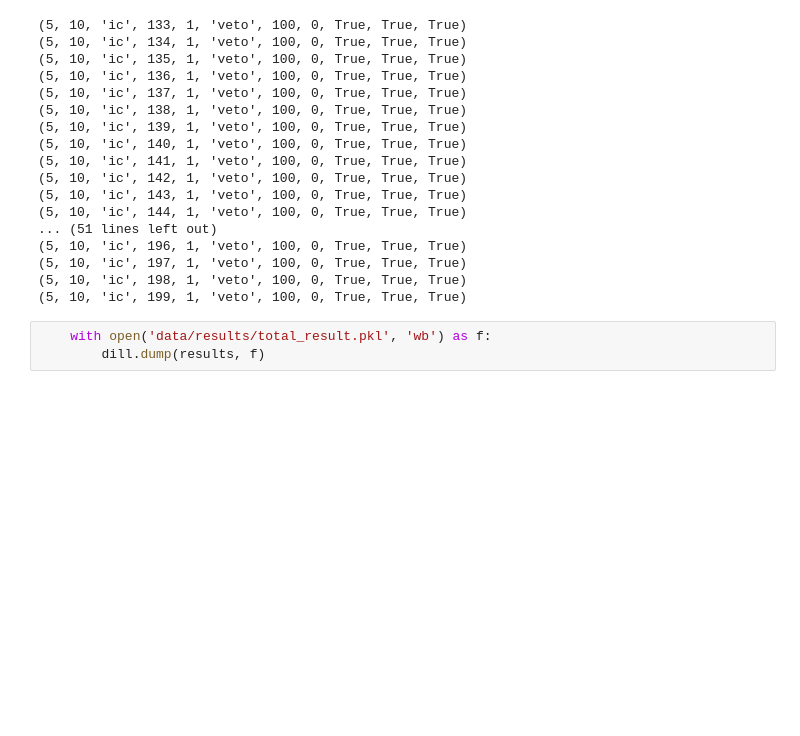
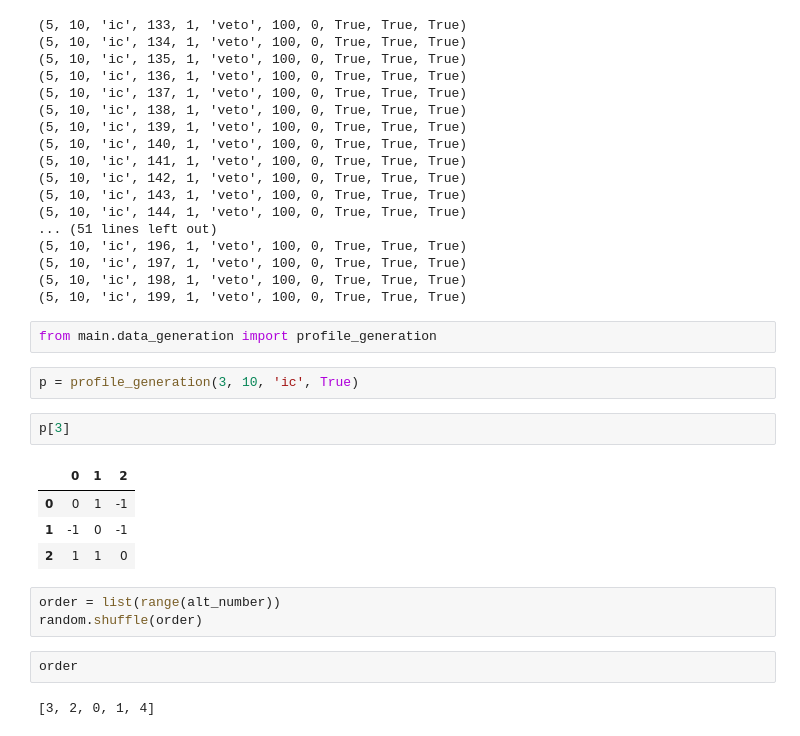
Before and after one commit to PanagiotisTerzopoulos/iterative_voting_with_partial_preferences, a Jupyter notebook: Untitled.ipynb, the cells around one changed output. Drawn from its saved outputs; the diff is of its cells as text; blank space fills up the shorter version.

Commit message:
renew data

```diff
--- a/Untitled.ipynb
+++ b/Untitled.ipynb
@@ -102,6 +104,21 @@ for k in tqdm(new_keys):
 (5, 10, 'ic', 197, 1, 'veto', 100, 0, True, True, True)
 (5, 10, 'ic', 198, 1, 'veto', 100, 0, True, True, True)
 (5, 10, 'ic', 199, 1, 'veto', 100, 0, True, True, True)
-# %%
-    with open('data/results/total_result.pkl', 'wb') as f:
-        dill.dump(results, f)
+# %%
+from main.data_generation import profile_generation
+# %%
+p = profile_generation(3, 10, 'ic', True)
+# %%
+p[3]
+# %% [output]
+|  | 0 | 1 | 2 |
+| 0 | 0 | 1 | -1 |
+| 1 | -1 | 0 | -1 |
+| 2 | 1 | 1 | 0 |
+# %%
+order = list(range(alt_number))
+random.shuffle(order)
+# %%
+order
+# %% [output]
+[3, 2, 0, 1, 4]
```
Also changed, not shown: parts of 5 cells of this notebook, 10 other files.
